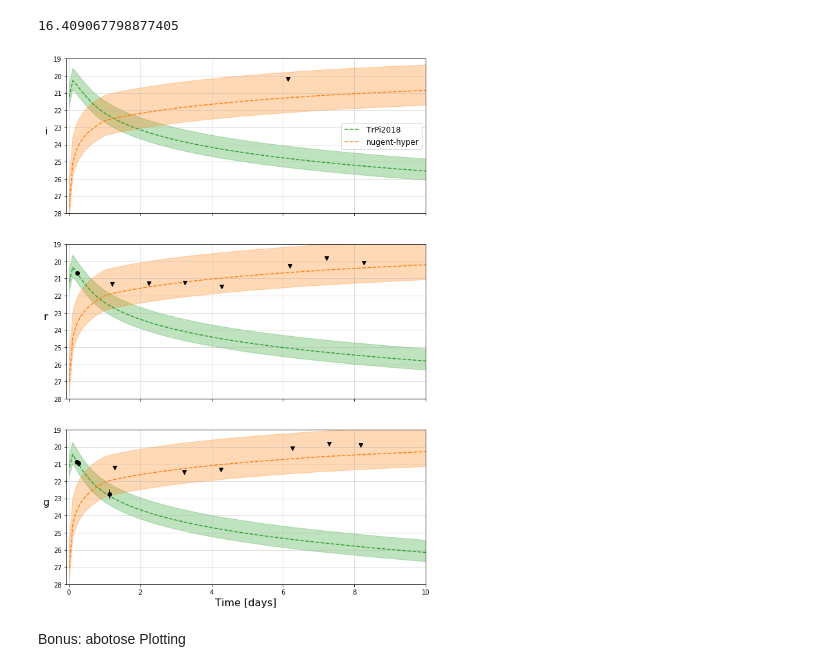
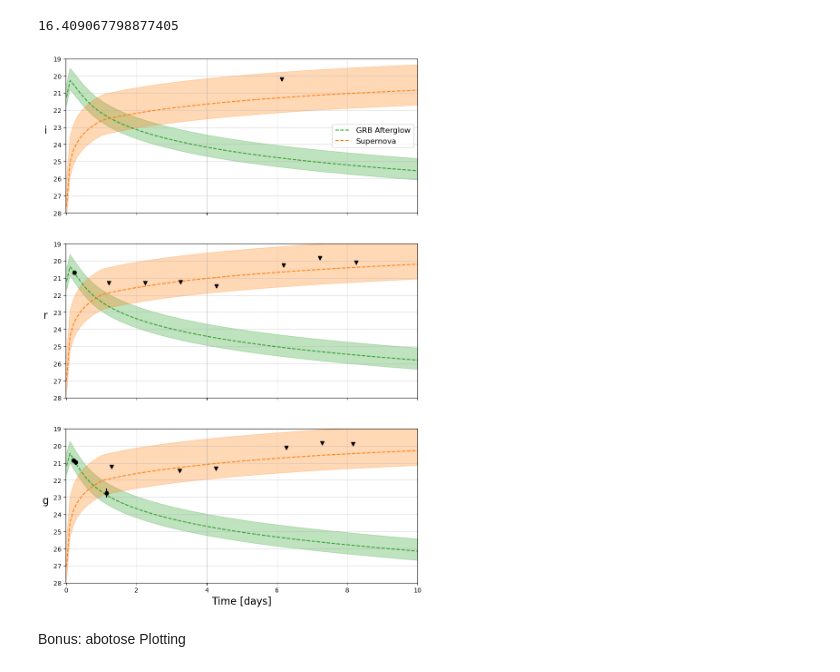
Before and after one commit to tylerbarna/nmma_fitter, a Jupyter notebook: abwysqyPlotting.ipynb, the cells around one changed output. Cells and saved outputs as stored; diff of their text form; code cells hidden in the pictures.

Commit message:
msistats legend labels
changed from model names to modelled object type

```diff
--- a/abwysqyPlotting.ipynb
+++ b/abwysqyPlotting.ipynb
@@ -232,7 +232,7 @@ for i, filter in enumerate(filters):
     # ax.fill_between(sample_times, grb16[1][filter], grb84[1][filter], color='C0', alpha=0.5)
     # ax.plot(sample_times, grb50[1][filter], color='C0')
     #ax.fill_between(sample_times, grb_lc_lower, grb_lc_upper, color='C0', alpha=0.5)
-    ax.plot(sample_times, grb_lcc, color='C2', linestyle='--', label='TrPi2018')# \n(kilonova)')
+    ax.plot(sample_times, grb_lcc, color='C2', linestyle='--', label='GRB Afterglow')
 
     ##supernova model
     sn_dist = sn_bf["luminosity_distance"]
@@ -240,37 +240,37 @@ for i, filter in enumerate(filters):
     sn_lcc_lower = luminosity(sn_dist+sn_var, sn_blc[1][filter])
     sn_lcc_upper = luminosity(sn_dist-sn_var, sn_blc[1][filter])
     ax.fill_between(sample_times, sn_lcc_lower, sn_lcc_upper, color='C1', alpha=0.3)
-    ax.plot(sample_times, sn_lcc, color='C1', linestyle='--', label='nugent-hyper')# \n(supernova)')
+    ax.plot(sample_times, sn_lcc, color='C1', linestyle='--', label='Supernova')
 
     try:
         detections = df[(df['filter'] == filter) & (df['mag_unc'] != np.inf)]
     except:
         detections = None
     try:
         non_detections = df[(df['filter'] == filter) & (df['mag_unc'] == np.inf)]
     except:
         non_detections = None
     #non_detections = df[(df['filter'] == filter) & (df['mag_unc'] is np.inf)]
     #display(detections)
 
     try:
         ax.errorbar(detections['t'], detections['mag'], yerr=detections['mag_unc'], fmt='o', color='k')
     except:
         None
     try:
         ax.scatter(non_detections['t'], non_detections['mag'], marker='v', color='k',zorder=10)
     except:
         None
     ax.invert_yaxis()
     ax.set_ylim(28, 19)
-    ax.set_xlim(-0.07,10)
+    ax.set_xlim(-0.01,10)
     axs[0].legend(loc='center right', fontsize=12)
     ax.grid(alpha=0.5)
     axs[2].set_xlabel('Time [days]', fontsize=16)
 
 #plt.savefig('outdir/ZTF20abwysqyModels.png', dpi=300, bbox_inches='tight')
 # %% [output]
-[figure, old version]
+[figure, new version]
 # %% [markdown]
 Bonus: abotose Plotting
 # %%
```
Also changed, not shown: parts of 1 cell of this notebook, 48 other files.
